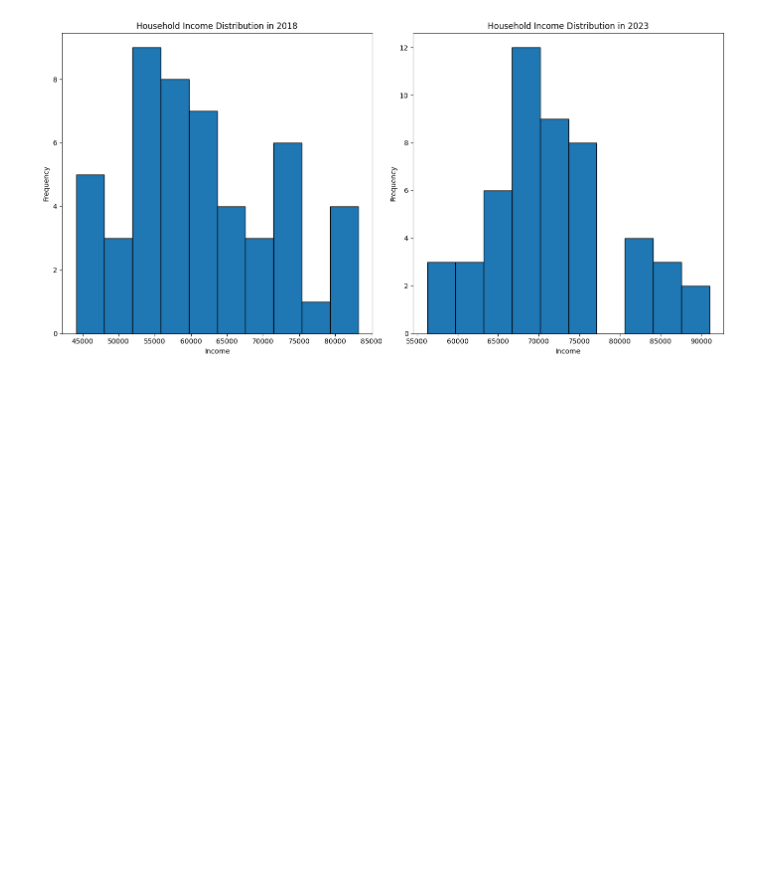
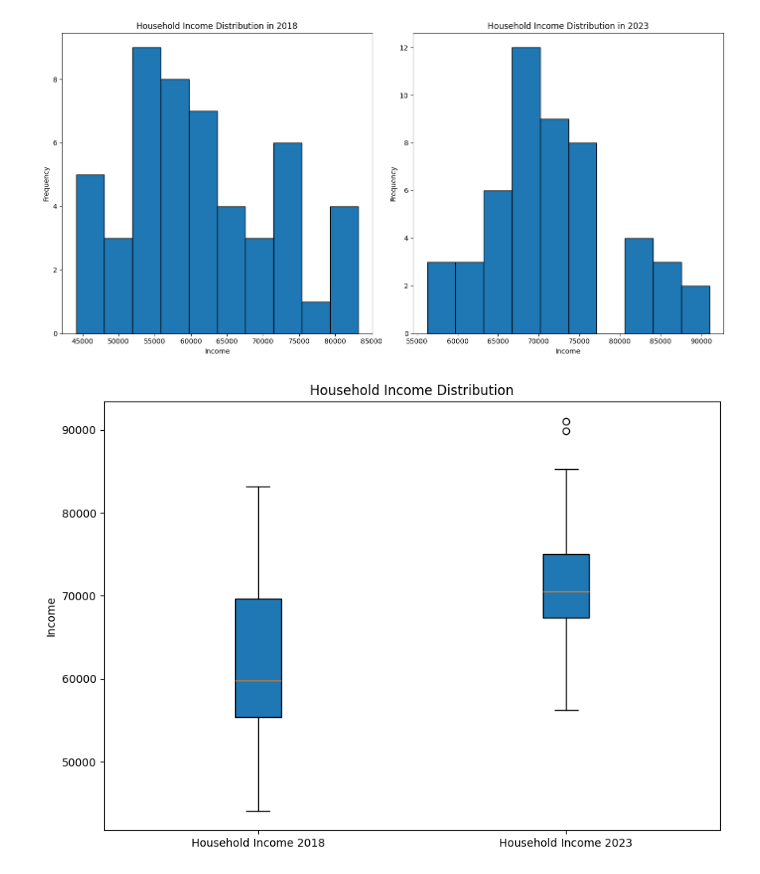
Before and after one commit to Clivesay1/Project-1, a Jupyter notebook: GetCharted.ipynb, the cells around one changed output. Saved outputs shown, nothing was run; the diff lists cells and outputs as text; code cells hidden in the pictures; blank space fills up the shorter version.

```diff
--- a/GetCharted.ipynb
+++ b/GetCharted.ipynb
@@ -46,3 +47,32 @@ plt.tight_layout()
 plt.show()
 # %% [output]
 [figure]
+# %%
+
+median_df.columns = median_df.columns.str.strip()
+
+# Convert relevant columns to numeric, coercing errors to NaNs
+median_df['Median Household Income 2018'] = pd.to_numeric(median_df['Median Household Income 2018'], errors='coerce')
+median_df['Median Household Income 2023'] = pd.to_numeric(median_df['Median Household Income 2023'], errors='coerce')
+
+# Extracting the data
+household_income_2018 = median_df['Median Household Income 2018'].dropna()
+household_income_2023 = median_df['Median Household Income 2023'].dropna()
+
+# Create the box plots
+fig, ax = plt.subplots(figsize=(10, 7))
+
+# Box plot for household incomes in 2018 and 2023
+ax.boxplot([household_income_2018, household_income_2023], patch_artist=True)
+
+# Set the x-axis labels
+ax.set_xticklabels(['Household Income 2018', 'Household Income 2023'])
+
+# Set the title and labels
+ax.set_title('Household Income Distribution')
+ax.set_ylabel('Income')
+
+# Show the plot
+plt.show()
+# %% [output]
+[figure, added]
```
Also changed, not shown: parts of 2 cells of this notebook.
